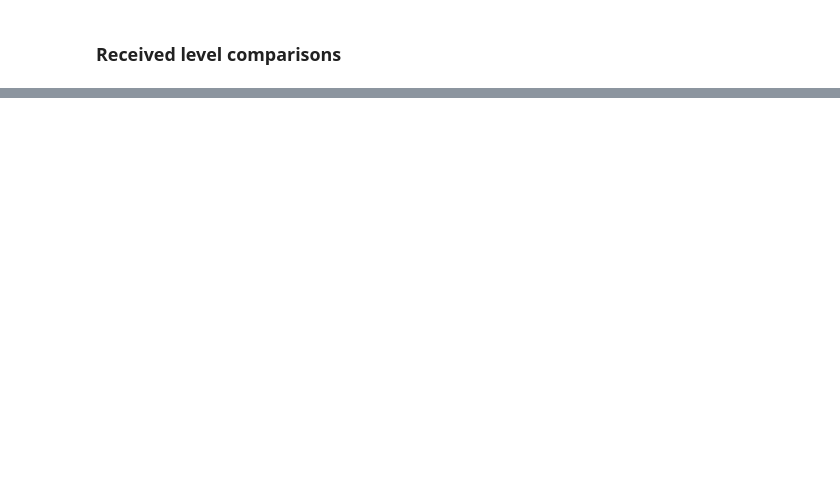
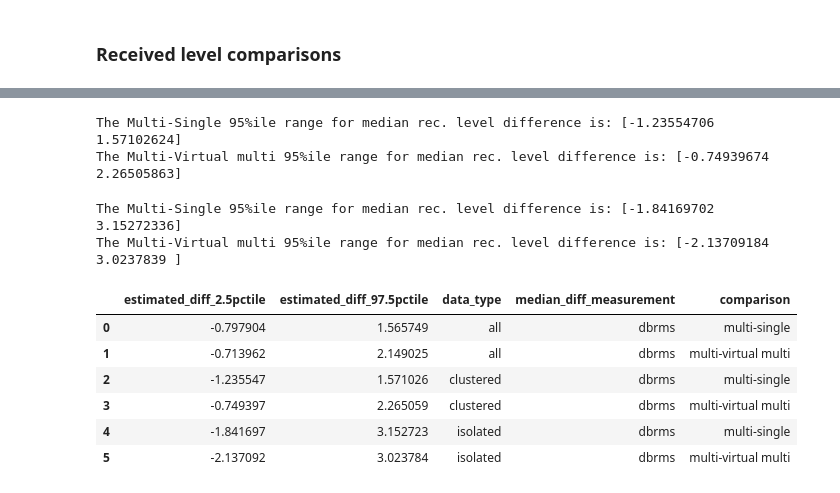
Before and after one commit to thejasvibr/mhbc-online, a Jupyter notebook: combined_analysis/Combined analysis notebook.ipynb, the cells around one changed output, grey strips where cells are left out. Saved outputs shown, nothing was run; the diff lists cells and outputs as text; code cells hidden in the pictures; blank space fills up the shorter version.

```diff
--- a/combined_analysis/Combined analysis notebook.ipynb
+++ b/combined_analysis/Combined analysis notebook.ipynb
@@ -1771,0 +1519,3 @@ Wall time: 28.6 s
+# %%
+singlemulti_dbrms_meddiff = estimate_median_difference_windowanalysis(obs_singlemulti_dbrms)
+multivirtmulti_dbrms_meddiff = estimate_median_difference_windowanalysis(multivirtmulti_dbrms)
@@ -1771,0 +1530,49 @@ Wall time: 28.6 s
+# %%
+clusteredisolated_singlemulti_dbrms = make_clusteredisolated_folds(obs_singlemulti_dbrms, clusteredisolated_videoannots)
+clusteredisolated_multivirtmutli_dbrms = make_clusteredisolated_folds(multivirtmulti_dbrms, clusteredisolated_videoannots,
+                                                                        w_virtualmulti=True)
+# %%
+singlemulti_clustered_dbrms_meddiff = estimate_median_difference_windowanalysis(clusteredisolated_singlemulti_dbrms['clustered'])
+multivirtmulti_clustered_dbrms_meddiff = estimate_median_difference_windowanalysis(clusteredisolated_multivirtmutli_dbrms['clustered'])
+# %%
+print(f'The Multi-Single 95%ile range for median rec. level difference is: {np.percentile(singlemulti_clustered_dbrms_meddiff,[2.5,97.5])}')
+print(f'The Multi-Virtual multi 95%ile range for median rec. level difference is: {np.percentile(multivirtmulti_clustered_dbrms_meddiff,[2.5,97.5])}')
+# %% [output]
+The Multi-Single 95%ile range for median rec. level difference is: [-1.23554706  1.57102624]
+The Multi-Virtual multi 95%ile range for median rec. level difference is: [-0.74939674  2.26505863]
+# %%
+singlemulti_isolated_dbrms_meddiff = estimate_median_difference_windowanalysis(clusteredisolated_singlemulti_dbrms['isolated'])
+multivirtmulti_isolated_dbrms_meddiff = estimate_median_difference_windowanalysis(clusteredisolated_multivirtmutli_dbrms['isolated'])
+# %%
+print(f'The Multi-Single 95%ile range for median rec. level difference is: {np.percentile(singlemulti_isolated_dbrms_meddiff,[2.5,97.5])}')
+print(f'The Multi-Virtual multi 95%ile range for median rec. level difference is: {np.percentile(multivirtmulti_isolated_dbrms_meddiff,[2.5,97.5])}')
+# %% [output]
+The Multi-Single 95%ile range for median rec. level difference is: [-1.84169702  3.15272336]
+The Multi-Virtual multi 95%ile range for median rec. level difference is: [-2.13709184  3.0237839 ]
+# %%
+# Put together all the results in one place
+all_meddifs = [singlemulti_dbrms_meddiff,
+               multivirtmulti_dbrms_meddiff,
+               singlemulti_clustered_dbrms_meddiff,
+               multivirtmulti_clustered_dbrms_meddiff,
+               singlemulti_isolated_dbrms_meddiff,
+               multivirtmulti_isolated_dbrms_meddiff]
+lower_pctile_dbrms = [np.percentile(each,2.5) for each in all_meddifs]
+upper_pctile_dbrms = [np.percentile(each,97.5) for each in all_meddifs]
+
+estim_dbrms_diff = pd.DataFrame(data={'estimated_diff_2.5pctile':lower_pctile_dbrms,
+                                      'estimated_diff_97.5pctile':upper_pctile_dbrms,
+                                      'data_type':['all','all',
+                                                   'clustered','clustered',
+                                                   'isolated','isolated']})
+estim_dbrms_diff['median_diff_measurement'] = 'dbrms'
+estim_dbrms_diff['comparison'] = np.tile(['multi-single','multi-virtual multi'],3)
+estim_dbrms_diff
+# %% [output]
+|  | estimated_diff_2.5pctile | estimated_diff_97.5pctile | data_type | median_diff_measurement | comparison |
+| 0 | -0.797904 | 1.565749 | all | dbrms | multi-single |
+| 1 | -0.713962 | 2.149025 | all | dbrms | multi-virtual multi |
+| 2 | -1.235547 | 1.571026 | clustered | dbrms | multi-single |
+| 3 | -0.749397 | 2.265059 | clustered | dbrms | multi-virtual multi |
+| 4 | -1.841697 | 3.152723 | isolated | dbrms | multi-single |
+| 5 | -2.137092 | 3.023784 | isolated | dbrms | multi-virtual multi |
```
Also changed, not shown: parts of 85 cells of this notebook, 11 other files.
